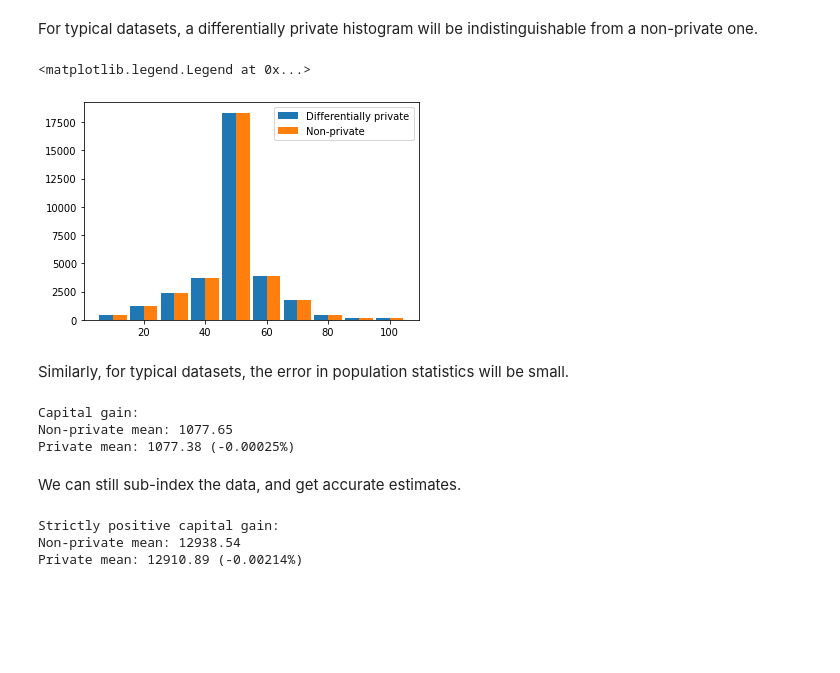
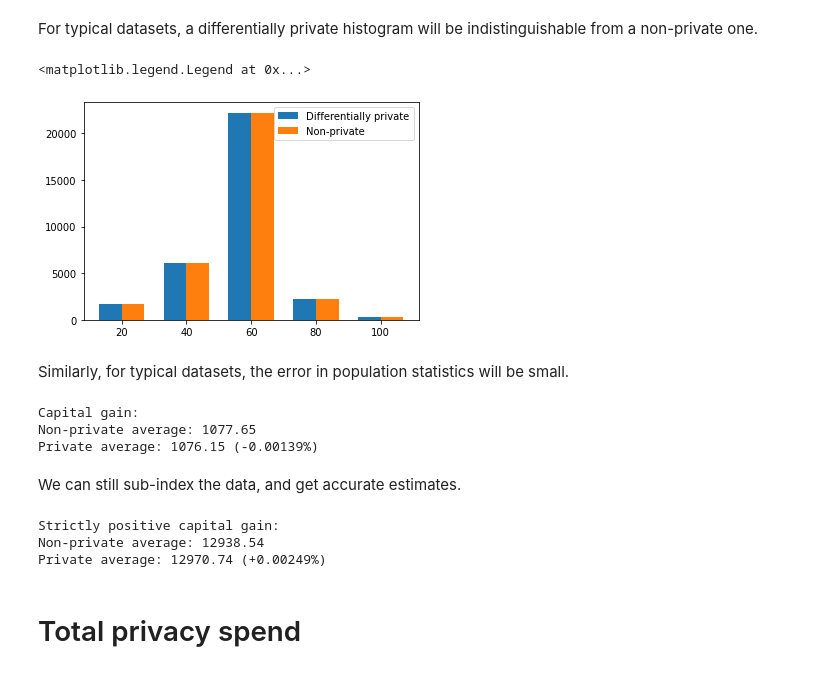
Before and after one commit to IBM/differential-privacy-library, a Jupyter notebook: notebooks/exploration2.ipynb, the cells around one changed output. Drawn from its saved outputs; the diff is of its cells as text; code cells hidden in the pictures; blank space fills up the shorter version.

```diff
--- a/notebooks/exploration2.ipynb
+++ b/notebooks/exploration2.ipynb
@@ -135,37 +186,39 @@ We have shown that differential privacy can robustly defend against extracting i
 # %% [markdown]
 For typical datasets, a differentially private histogram will be indistinguishable from a non-private one.
 # %%
-hist_dp, bins = dp.tools.histogram(data['hours_per_week'], range=(0, 100))
-hist_np, _ = np.histogram(data['hours_per_week'], range=(0, 100))
-w = 4.5
+hist_dp, bins = dp.tools.histogram(data['hours_per_week'], range=(0, 100), bins=5)
+hist_np, _ = np.histogram(data['hours_per_week'], range=(0, 100), bins=5)
+w = 7
 
 plt.bar(bins[1:] - w/2, hist_dp, width=w, label="Differentially private")
 plt.bar(bins[1:] + w/2, hist_np, width=w, label="Non-private")
 plt.legend()
 # %% [output]
 <matplotlib.legend.Legend at 0x...>
-[figure, old version]
+[figure, new version]
 # %% [markdown]
 Similarly, for typical datasets, the error in population statistics will be small.
 # %%
 mean_np = np.mean(data['capital_gain'])
 mean_dp = dp.tools.mean(np.array(data['capital_gain']), bounds=(0, 100000))
 
-print("Capital gain:\nNon-private mean: %.2f\nPrivate mean: %.2f (%+.5f%%)" %
+print("Capital gain:\nNon-private average: %.2f\nPrivate average: %.2f (%+.5f%%)" %
       (mean_np, mean_dp, (mean_dp - mean_np) / mean_np))
 # %% [output]
 Capital gain:
-Non-private mean: 1077.65
-Private mean: 1077.38 (-0.00025%)
+Non-private average: 1077.65
+Private average: 1076.15 (-0.00139%)
 # %% [markdown]
 We can still sub-index the data, and get accurate estimates.
 # %%
 mean_np = np.mean(data['capital_gain'][data['capital_gain']>0])
 mean_dp = dp.tools.mean(np.array(data['capital_gain'][data['capital_gain']>0]), bounds=(0, 100000))
 
-print("Strictly positive capital gain:\nNon-private mean: %.2f\nPrivate mean: %.2f (%+.5f%%)" %
+print("Strictly positive capital gain:\nNon-private average: %.2f\nPrivate average: %.2f (%+.5f%%)" %
       (mean_np, mean_dp, (mean_dp - mean_np) / mean_np))
 # %% [output]
 Strictly positive capital gain:
-Non-private mean: 12938.54
-Private mean: 12910.89 (-0.00214%)
+Non-private average: 12938.54
+Private average: 12970.74 (+0.00249%)
+# %% [markdown]
+# Total privacy spend
```
Also changed, not shown: parts of 22 cells of this notebook.
